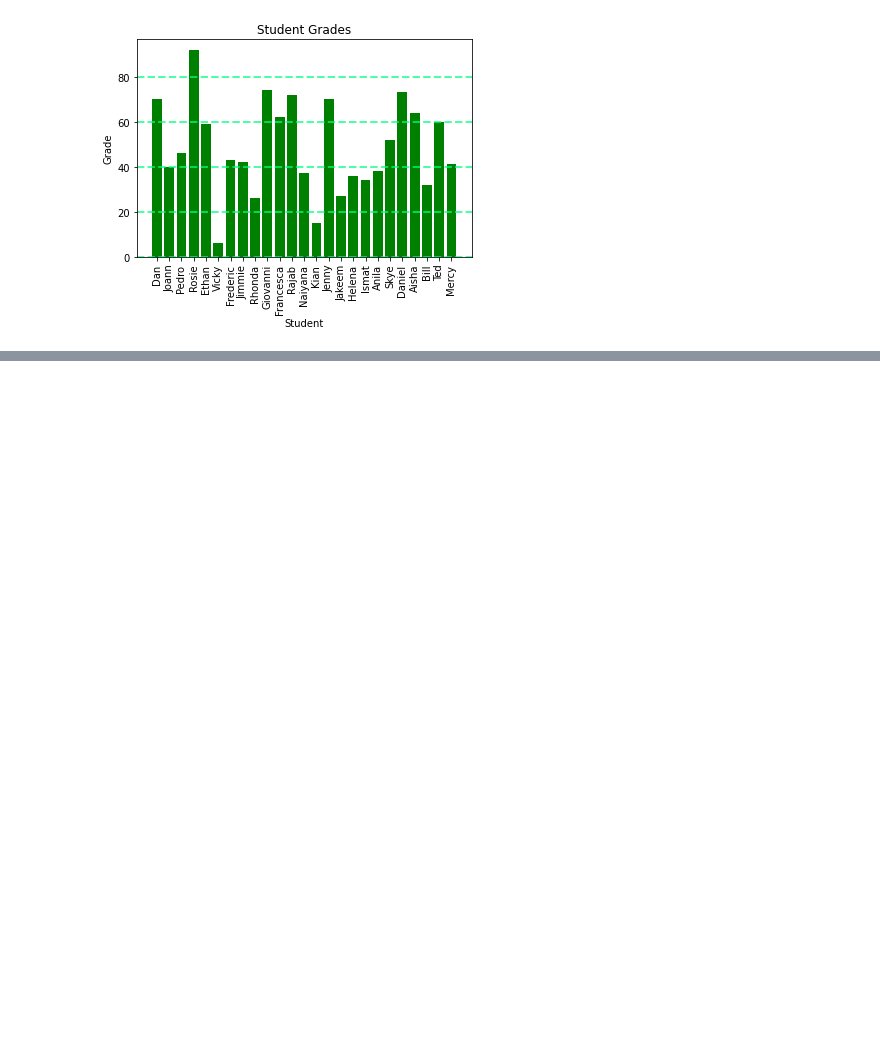
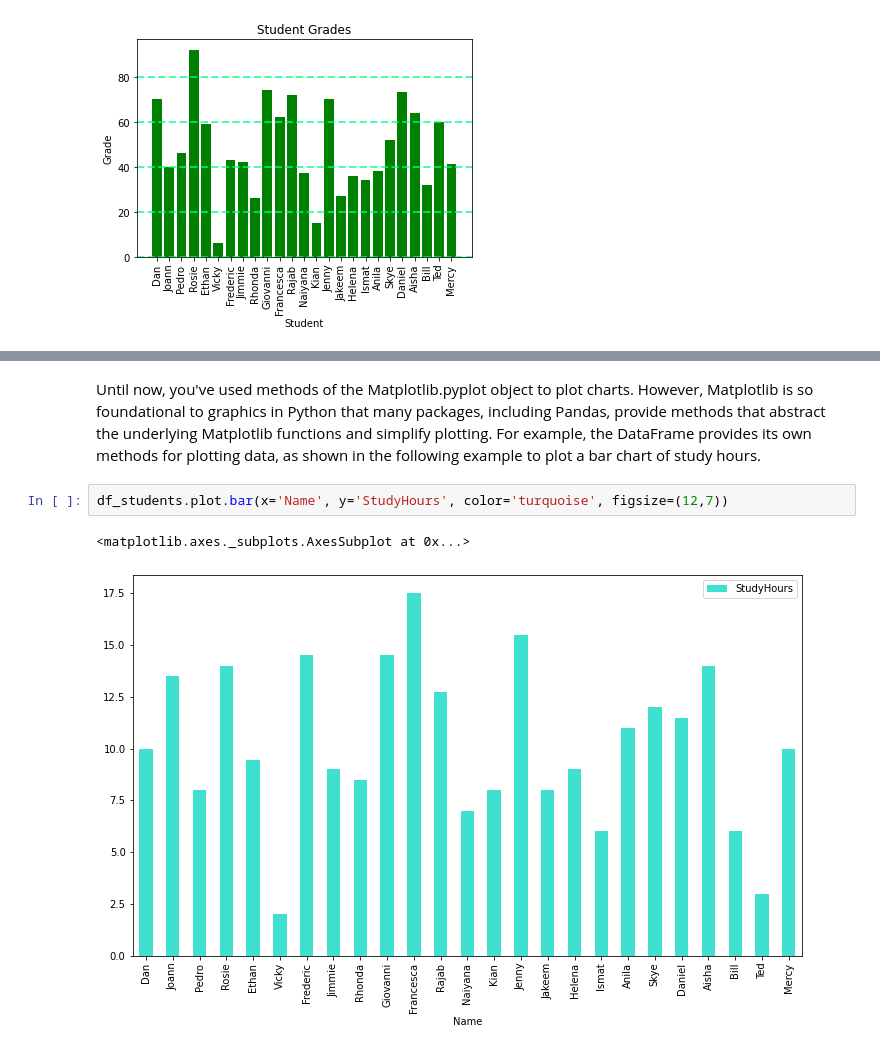
Before and after one commit to pennyorengo/Python-Matplotlib, a Jupyter notebook: Visualizing_data_with_Matplotlib.ipynb, the cells around one changed output, grey strips where cells are left out. Drawn from its saved outputs; the diff is of its cells as text; blank space fills up the shorter version.

```diff
--- a/Visualizing_data_with_Matplotlib.ipynb
+++ b/Visualizing_data_with_Matplotlib.ipynb
@@ -85,0 +129,7 @@ plt.show()
+# %% [markdown]
+Until now, you've used methods of the Matplotlib.pyplot object to plot charts. However, Matplotlib is so foundational to graphics in Python that many packages, including Pandas, provide methods that abstract the underlying Matplotlib functions and simplify plotting. For example, the DataFrame provides its own methods for plotting data, as shown in the following example to plot a bar chart of study hours.
+# %%
+df_students.plot.bar(x='Name', y='StudyHours', color='turquoise', figsize=(12,7))
+# %% [output]
+<matplotlib.axes._subplots.AxesSubplot at 0x...>
+[figure, added]
```
Also changed, not shown: parts of 15 cells of this notebook.
